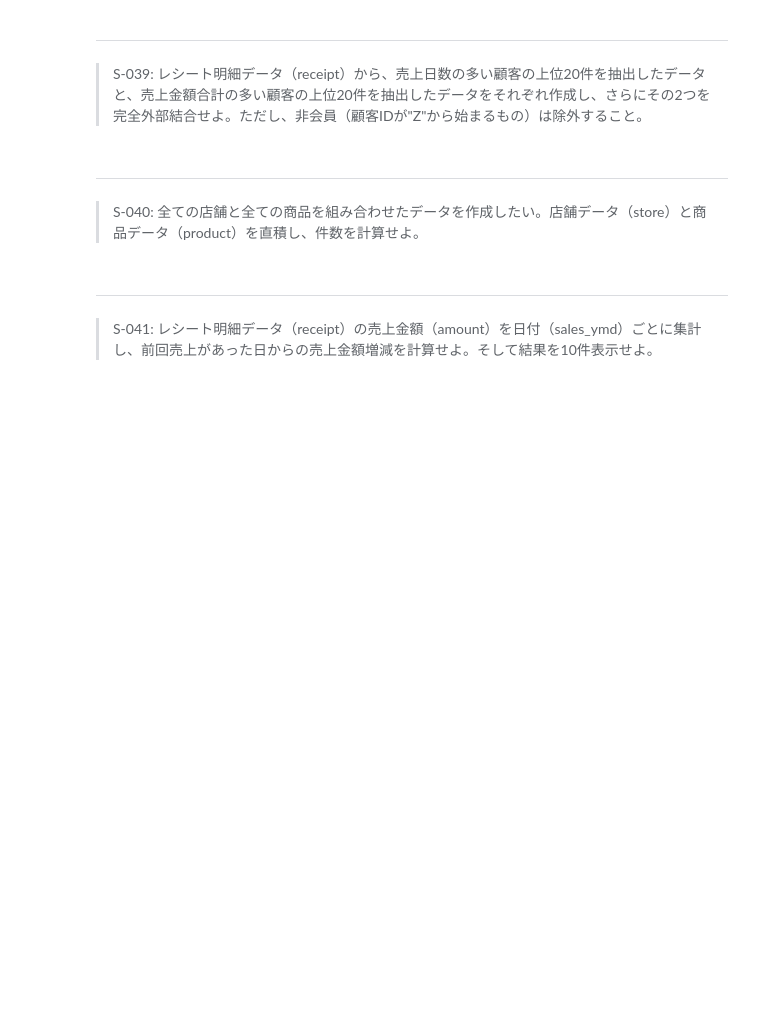
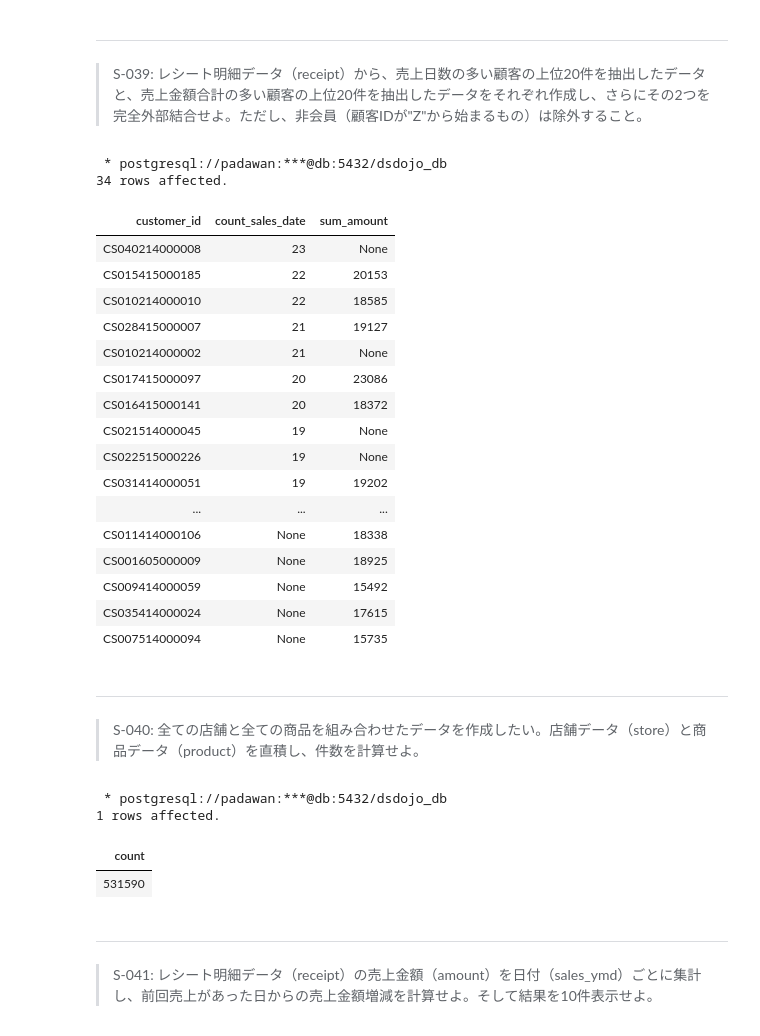
Before and after one commit to shuuuu10-01/sql-100knocks, a Jupyter notebook: preprocess_knock_SQL.ipynb, the cells around one changed output. Cells and saved outputs as stored; diff of their text form; code cells hidden in the pictures; blank space fills up the shorter version.

```diff
--- a/preprocess_knock_SQL.ipynb
+++ b/preprocess_knock_SQL.ipynb
@@ -872,3 +870,45 @@ LIMIT 10;
+# %%
+%%sql
+SELECT COALESCE(r.customer_id, sum.customer_id) customer_id,
+    r.count_sales_date,
+    sum.sum_amount
+FROM (
+    SELECT customer_id, COUNT(DISTINCT sales_ymd) AS count_sales_date
+    FROM receipt
+    WHERE customer_id NOT LIKE 'Z%'
+    GROUP BY customer_id
+    ORDER BY count_sales_date DESC
+    LIMIT 20
+) as r
+FULL JOIN (
+    SELECT customer_id, SUM(amount) AS sum_amount
+    FROM receipt
+    WHERE customer_id NOT LIKE 'Z%'
+    GROUP BY customer_id
+    ORDER BY sum_amount DESC
+    LIMIT 20
+) as sum
+ON r.customer_id = sum.customer_id;
+# %% [output]
+ * postgresql://padawan:***@db:5432/dsdojo_db
+34 rows affected.
+| customer_id | count_sales_date | sum_amount |
+| CS040214000008 | 23 | None |
+| CS015415000185 | 22 | 20153 |
+| CS010214000010 | 22 | 18585 |
+| CS028415000007 | 21 | 19127 |
+| CS010214000002 | 21 | None |
+| CS017415000097 | 20 | 23086 |
+| CS016415000141 | 20 | 18372 |
+| CS021514000045 | 19 | None |
+| CS022515000226 | 19 | None |
+| CS031414000051 | 19 | 19202 |
+| ... | ... | ... |
+| CS011414000106 | None | 18338 |
+| CS001605000009 | None | 18925 |
+| CS009414000059 | None | 15492 |
+| CS035414000024 | None | 17615 |
+| CS007514000094 | None | 15735 |
 # %% [markdown]
 ---
 > S-040: 全ての店舗と全ての商品を組み合わせたデータを作成したい。店舗データ（store）と商品データ（product）を直積し、件数を計算せよ。
@@ -877,3 +915,13 @@ LIMIT 10;
+# %%
+%%sql
+SELECT COUNT(*)
+FROM store AS s
+CROSS JOIN product;
+# %% [output]
+ * postgresql://padawan:***@db:5432/dsdojo_db
+1 rows affected.
+| count |
+| 531590 |
 # %% [markdown]
 ---
 > S-041: レシート明細データ（receipt）の売上金額（amount）を日付（sales_ymd）ごとに集計し、前回売上があった日からの売上金額増減を計算せよ。そして結果を10件表示せよ。
```
Also changed, not shown: parts of 4 cells of this notebook.
